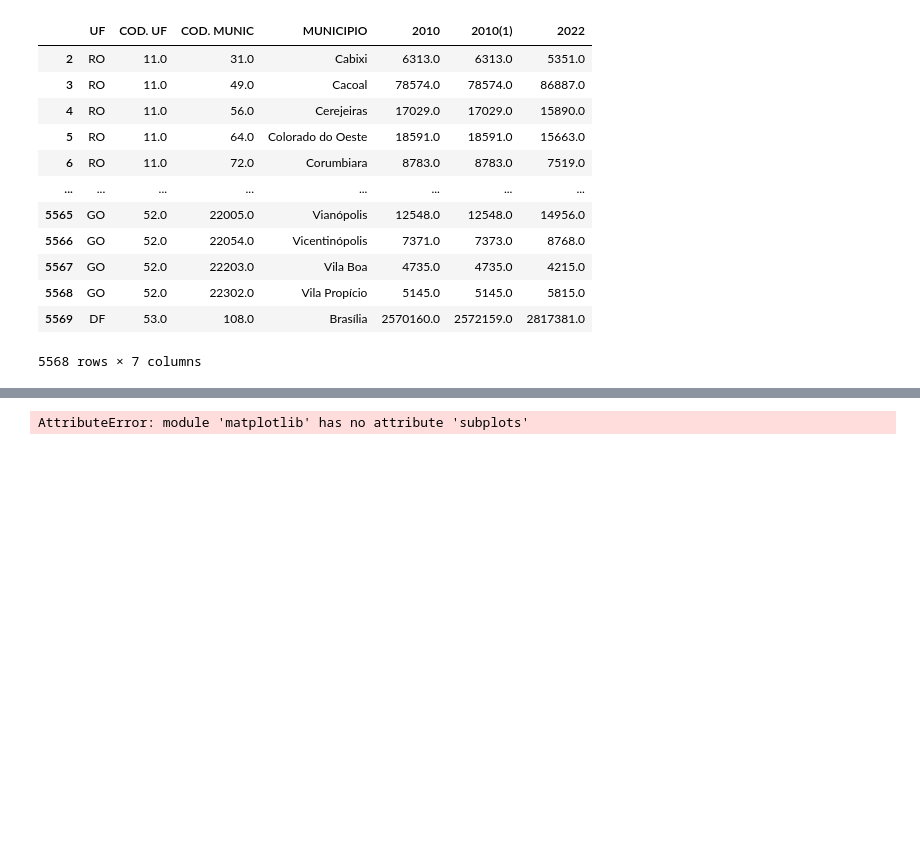
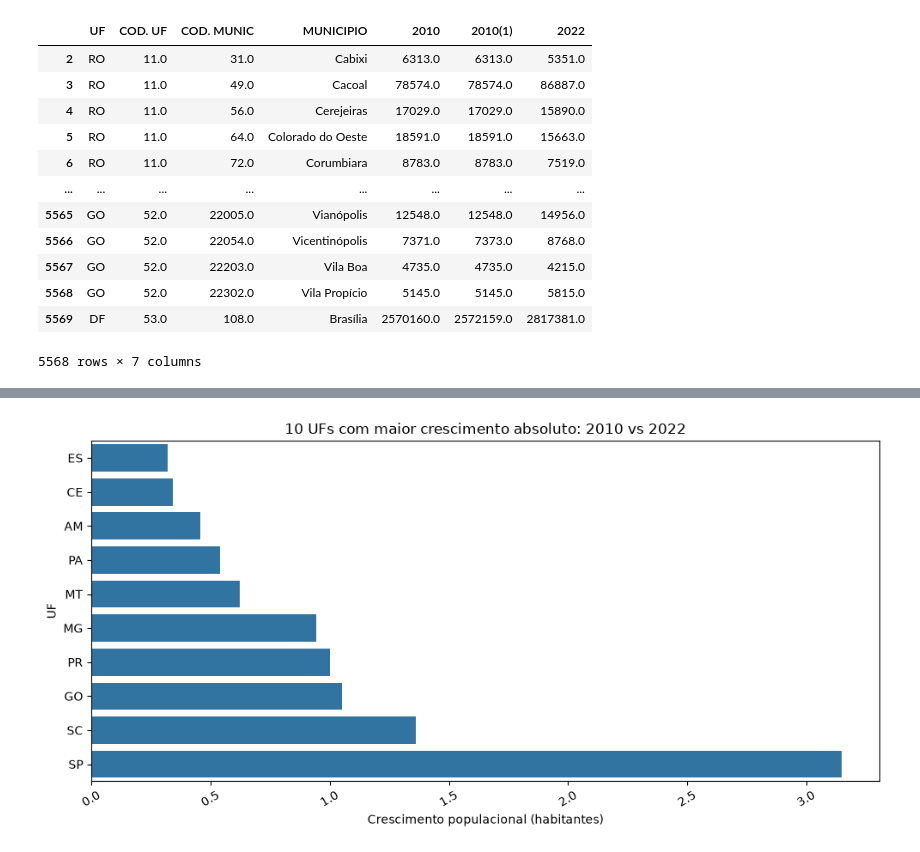
Before and after one commit to JorgeLmlp/analise_dados, a Jupyter notebook: Atividade_Aula4.ipynb, the cells around one changed output, grey strips where cells are left out. Cells and saved outputs as stored; diff of their text form; code cells hidden in the pictures; blank space fills up the shorter version.

```diff
--- a/Atividade_Aula4.ipynb
+++ b/Atividade_Aula4.ipynb
@@ -79,28 +96,24 @@ pop_estado.to_csv("data/pop_estado.csv", index = False, encoding= "utf-8")
+# %%
+
+top10 = (
+    pop_estado_tratada
+    .nlargest(10, "crescimento")
+    .sort_values("crescimento", ascending=True)
+)
 # %%
-pop_estado_tratada = pop_estado.copy()
 
-pop_estado_tratada.columns = [
-    "UF",
-    "2010",
-    "2022"
-]
-pop_estado_tratada["crescimento"] = pop_estado_tratada["2022"] - pop_estado_tratada["2010"]
-
-pop_estado_tratada = pop_estado_tratada.sort_values(by = 'crescimento', ascending = False)
-
-pop_estado_tratada = pop_estado_tratada.reset_index(drop=True)
-
-pop_estado_tratada
-
-pop_estado_tratada.to_csv("data/pop_estado_tratada.csv", index = False, encoding= "utf-8", sep=";")
 
 
 fig, ax = plt.subplots(figsize=(10, 5))
-sns.barplot(data=pop_estado_tratada, x="UF", y="populacao", hue="ano", ax=ax)
+sns.barplot(data=top10, x="crescimento", y="UF", ax=ax)
 ax.set_title("10 UFs com maior crescimento absoluto: 2010 vs 2022")
-ax.set_ylabel("Habitantes")
+ax.set_xlabel("Crescimento populacional (habitantes)")
+ax.set_ylabel("UF")
+ax.xaxis.set_major_formatter(
+    plt.FuncFormatter(lambda x, pos: f"{x/1_000_000:.1f}")
+)
 plt.xticks(rotation=30)
 plt.tight_layout()
 plt.show()
 # %% [output]
-AttributeError: module 'matplotlib' has no attribute 'subplots'
+[figure, added]
```
Also changed, not shown: parts of 5 cells of this notebook.
